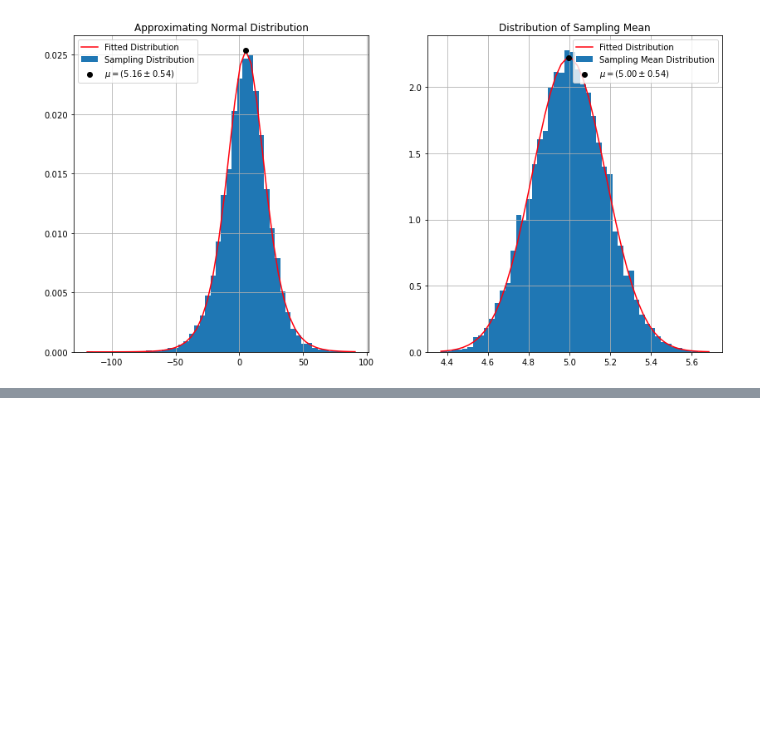
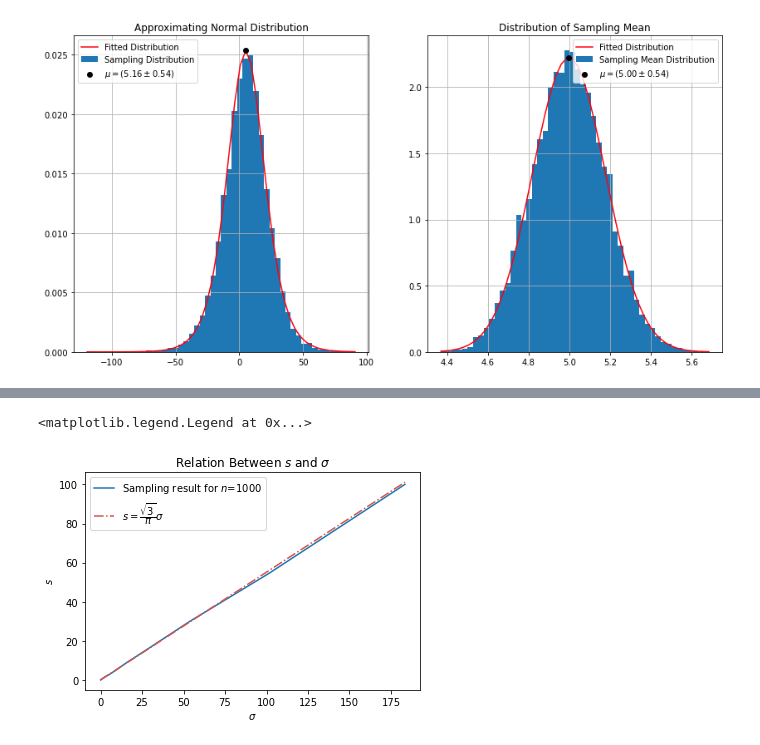
Before and after one commit to ramizouari/MachineLearning, a Jupyter notebook: probability/Distribution.ipynb, the cells around one changed output, grey strips where cells are left out. Drawn from its saved outputs; the diff is of its cells as text; code cells hidden in the pictures; blank space fills up the shorter version.

```diff
--- a/probability/Distribution.ipynb
+++ b/probability/Distribution.ipynb
@@ -426,0 +460,16 @@ $$ \mathbb{V}\left[X\right]= 2s^2\int_{0}^{+\infty}u^2\frac{e^{-u}}{\left(1+e^{-
+# %%
+fig,ax = plt.subplots()
+S = np.logspace(-3,2,20)
+Sig=np.zeros(20)
+n=1000
+for i,s in enumerate(S):
+    Sig[i]=np.random.logistic(0,s,n).std()
+ax.plot(Sig,S,label="Sampling result for $n$={}".format(n))
+ax.plot([0,Sig[-1]],[0,np.sqrt(3)*Sig[-1]/np.pi],color="xkcd:pale red",label=r"$s=\dfrac{\sqrt{3}}{\pi}\sigma$",ls="dashdot")
+ax.set_title("Relation Between $s$ and $\sigma$")
+ax.set_xlabel("$\sigma$")
+ax.set_ylabel("$s$")
+ax.legend()
+# %% [output]
+<matplotlib.legend.Legend at 0x...>
+[figure, added]
```
Also changed, not shown: parts of 10 cells of this notebook, 1 other file.
